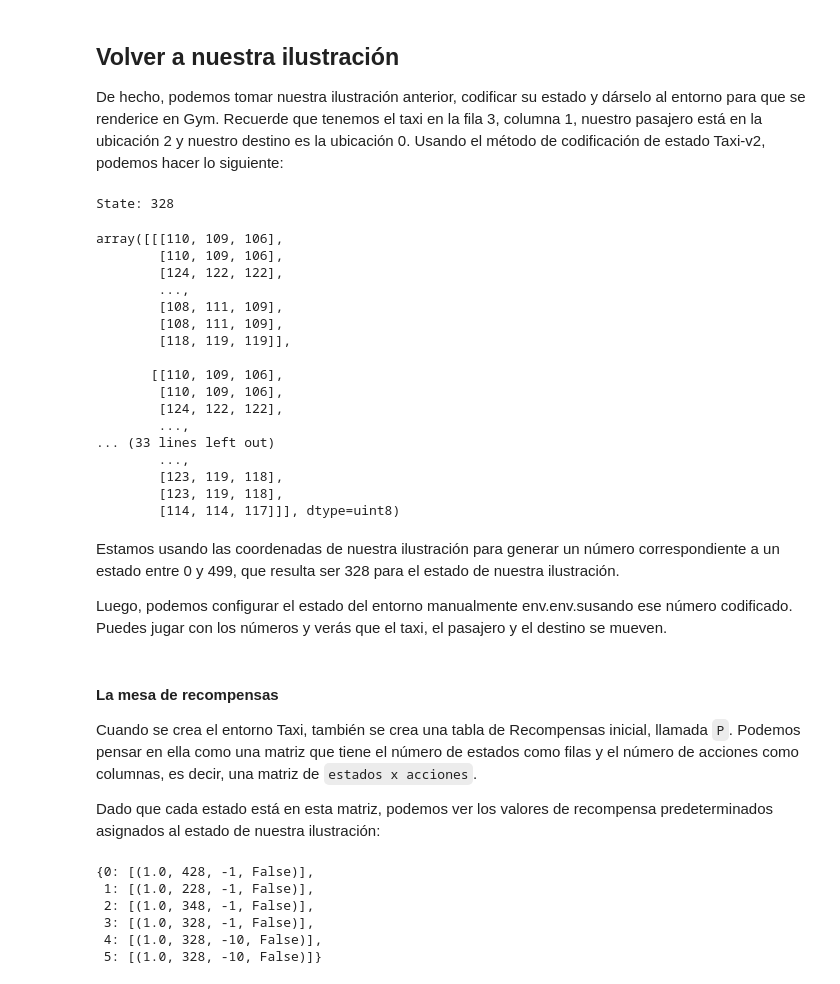
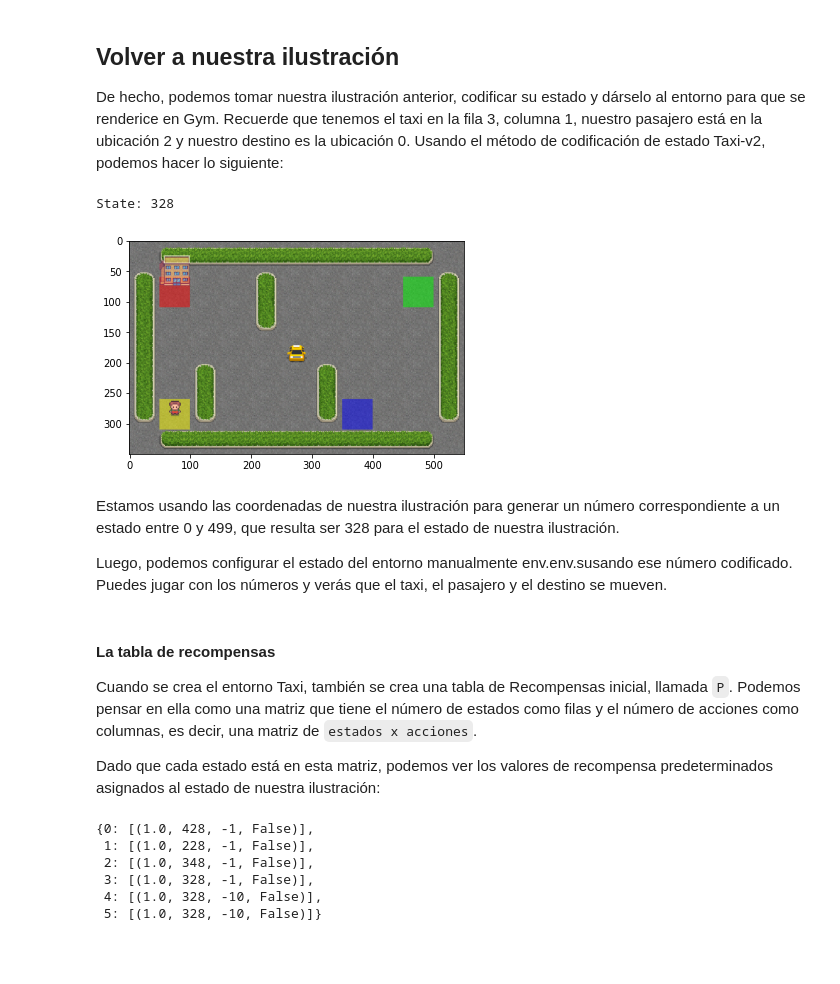
Before and after one commit to FernandoBRdgz/inteligencia_artificial, a Jupyter notebook: aprendizaje_reforzado/q_aprendizaje_taxi.ipynb, the cells around one changed output. Saved outputs shown, nothing was run; the diff lists cells and outputs as text; code cells hidden in the pictures; blank space fills up the shorter version.

```diff
--- a/aprendizaje_reforzado/q_aprendizaje_taxi.ipynb
+++ b/aprendizaje_reforzado/q_aprendizaje_taxi.ipynb
@@ -170,34 +167,18 @@ De hecho, podemos tomar nuestra ilustración anterior, codificar su estado y dá
 # %%
 state = env.encode(3, 1, 2, 0) # (taxi row, taxi column, passenger index, destination index)
 print("State:", state)
 
 env.s = state
-env.render(mode='rgb_array')
+plt.imshow(env.render(mode='rgb_array'));
 # %% [output]
 State: 328
-array([[[110, 109, 106],
-        [110, 109, 106],
-        [124, 122, 122],
-        ...,
-        [108, 111, 109],
-        [108, 111, 109],
-        [118, 119, 119]],
-
-       [[110, 109, 106],
-        [110, 109, 106],
-        [124, 122, 122],
-        ...,
-... (33 lines left out)
-        ...,
-        [123, 119, 118],
-        [123, 119, 118],
-        [114, 114, 117]]], dtype=uint8)
+[figure, added]
 # %% [markdown]
 Estamos usando las coordenadas de nuestra ilustración para generar un número correspondiente a un estado entre 0 y 499, que resulta ser 328 para el estado de nuestra ilustración.
 
 Luego, podemos configurar el estado del entorno manualmente env.env.susando ese número codificado. Puedes jugar con los números y verás que el taxi, el pasajero y el destino se mueven.
 # %% [markdown]
-#### La mesa de recompensas
+#### La tabla de recompensas
 
 Cuando se crea el entorno Taxi, también se crea una tabla de Recompensas inicial, llamada `P`. Podemos pensar en ella como una matriz que tiene el número de estados como filas y el número de acciones como columnas, es decir, una matriz de `estados x acciones`.
 
```
Also changed, not shown: parts of 13 cells of this notebook.
